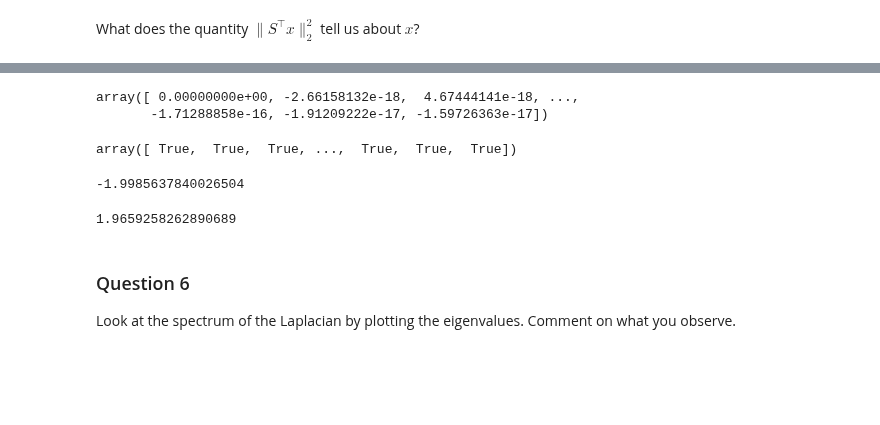
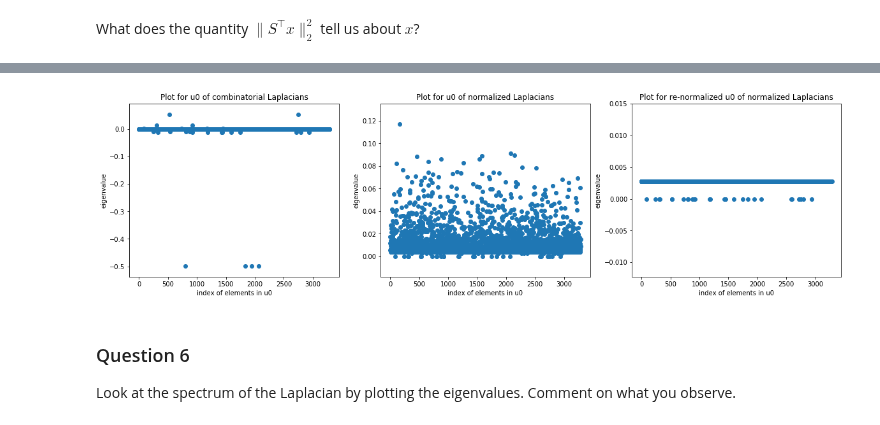
Before and after one commit to ownzonefeng/ntds_groupwork, a Jupyter notebook: Milestone3/HW3_YF.ipynb, the cells around one changed output, grey strips where cells are left out. Cells and saved outputs as stored; diff of their text form; code cells hidden in the pictures; blank space fills up the shorter version.

```diff
--- a/Milestone3/HW3_YF.ipynb
+++ b/Milestone3/HW3_YF.ipynb
@@ -71,7 +73,7 @@ W_sparse = sparse.csr_matrix(W)
 # %%
 # calculate the degree for each starting points
 # and convert the matrix into array
-n_degree = np.asarray(np.sum(W_sparse,axis=0)).ravel()
+n_degree = np.sum(W_sparse.A,axis=0)
 # %%
 np.where(n_degree==0)
 # %% [output]
@@ -172,24 +175,20 @@ What is the value of $u_0$, both for the combinatorial and normalized Laplacians
 # %%
-eigenvalues_comb,eigenvectors_comb = np.linalg.eigh(laplacian_combinatorial)
-eigenvalues_norm,eigenvectors_norm = np.linalg.eigh(laplacian_normalized)
+eigenvalues_comb,eigenvectors_comb = np.linalg.eigh(laplacian_combinatorial.A)
+eigenvalues_norm,eigenvectors_norm = np.linalg.eigh(laplacian_normalized.A)
-# %%
-eigenvectors_comb[:,0]
-# %% [output]
-array([ 0.00000000e+00, -2.66158132e-18,  4.67444141e-18, ...,
-       -1.71288858e-16, -1.91209222e-17, -1.59726363e-17])
-# %%
-np.round(np.dot(laplacian_combinatorial,eigenvectors_comb[:,0]),3) == np.round(
-    eigenvalues_comb[0]*eigenvectors_comb[:,0],3)
-# %% [output]
-array([ True,  True,  True, ...,  True,  True,  True])
-# %%
-sum(eigenvectors_comb[:,0])
-# %% [output]
--1.9985637840026504
-# %%
-sum(eigenvectors_norm[:,0])
-# %% [output]
-1.9659258262890689
+# %%
+i = 0
+fig,ax = plt.subplots(1,3,figsize=(20,5))
+ax[0].scatter(x=np.arange(0,n_nodes),y=eigenvectors_comb[:,i])
+ax[0].set_title('Plot for u0 of combinatorial Laplacians')
+ax[1].scatter(x=np.arange(0,n_nodes),y=eigenvectors_norm[:,i])
+ax[1].set_title('Plot for u0 of normalized Laplacians')
+ax[2].scatter(x=np.arange(0,n_nodes),y=np.dot(D_root_inv.A,eigenvectors_norm[:,i]))
+ax[2].set_title('Plot for re-normalized u0 of normalized Laplacians')
+for i in range(len(ax)):
+    ax[i].set_xlabel('index of elements in u0')
+    ax[i].set_ylabel('eigenvalue')
+# %% [output]
+[figure, added]
 # %% [markdown]
 ### Question 6
 
```
Also changed, not shown: parts of 13 cells of this notebook.
